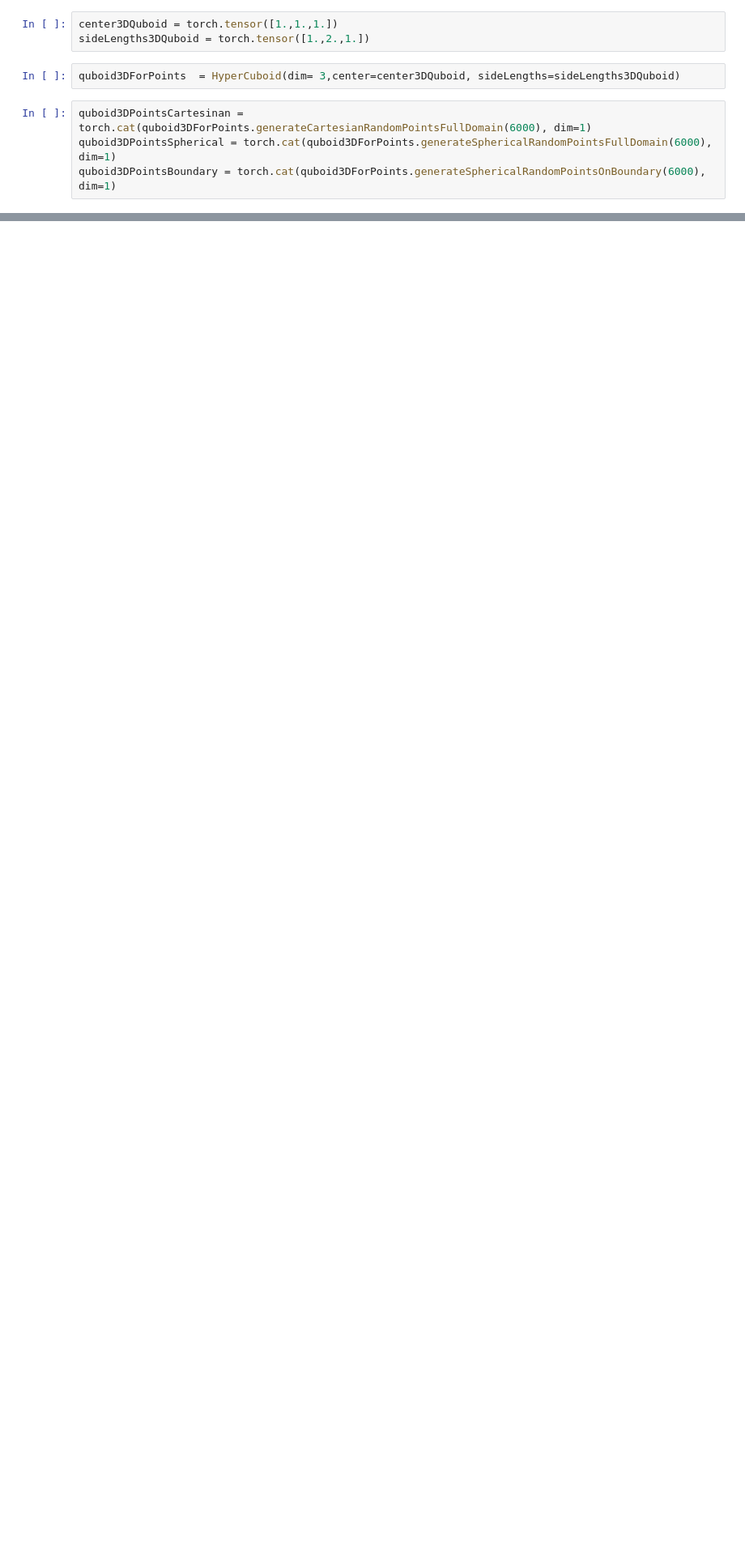
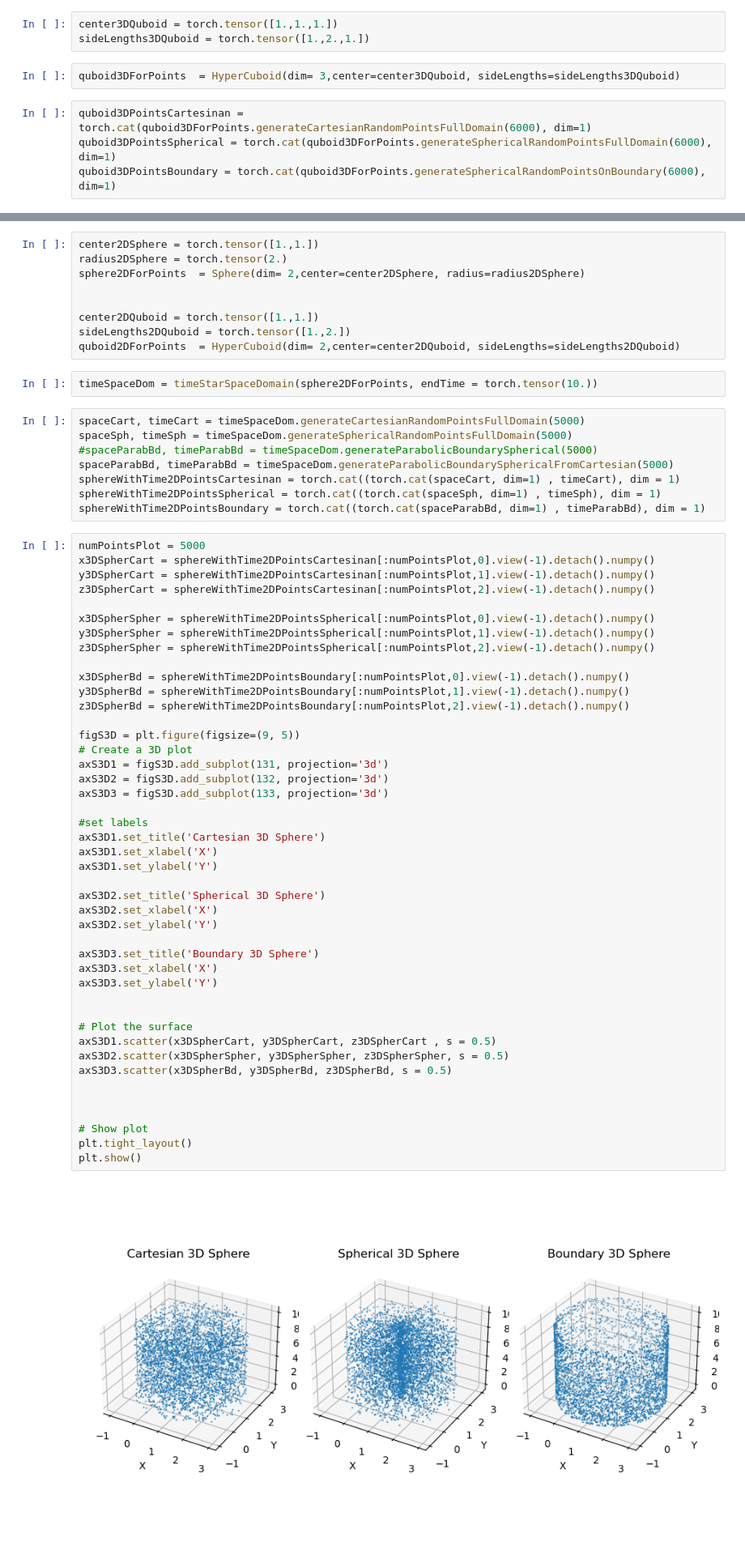
Before and after one commit to SeanDisaro/StarBoundaryNetworks, a Jupyter notebook: src/notebookTests/domainNotebook.ipynb, the cells around one changed output, grey strips where cells are left out. Shown: that part at 81% size. Saved outputs shown, nothing was run; the diff lists cells and outputs as text; blank space fills up the shorter version.

```diff
--- a/src/notebookTests/domainNotebook.ipynb
+++ b/src/notebookTests/domainNotebook.ipynb
@@ -201,0 +205,65 @@ plt.show()
+# %%
+center2DSphere = torch.tensor([1.,1.])
+radius2DSphere = torch.tensor(2.)
+sphere2DForPoints  = Sphere(dim= 2,center=center2DSphere, radius=radius2DSphere)
+
+
+center2DQuboid = torch.tensor([1.,1.])
+sideLengths2DQuboid = torch.tensor([1.,2.])
+quboid2DForPoints  = HyperCuboid(dim= 2,center=center2DQuboid, sideLengths=sideLengths2DQuboid)
+# %%
+timeSpaceDom = timeStarSpaceDomain(sphere2DForPoints, endTime = torch.tensor(10.))
+# %%
+spaceCart, timeCart = timeSpaceDom.generateCartesianRandomPointsFullDomain(5000)
+spaceSph, timeSph = timeSpaceDom.generateSphericalRandomPointsFullDomain(5000)
+#spaceParabBd, timeParabBd = timeSpaceDom.generateParabolicBoundarySpherical(5000)
+spaceParabBd, timeParabBd = timeSpaceDom.generateParabolicBoundarySphericalFromCartesian(5000)
+sphereWithTime2DPointsCartesinan = torch.cat((torch.cat(spaceCart, dim=1) , timeCart), dim = 1)
+sphereWithTime2DPointsSpherical = torch.cat((torch.cat(spaceSph, dim=1) , timeSph), dim = 1)
+sphereWithTime2DPointsBoundary = torch.cat((torch.cat(spaceParabBd, dim=1) , timeParabBd), dim = 1)
+# %%
+numPointsPlot = 5000
+x3DSpherCart = sphereWithTime2DPointsCartesinan[:numPointsPlot,0].view(-1).detach().numpy()
+y3DSpherCart = sphereWithTime2DPointsCartesinan[:numPointsPlot,1].view(-1).detach().numpy()
+z3DSpherCart = sphereWithTime2DPointsCartesinan[:numPointsPlot,2].view(-1).detach().numpy()
+
+x3DSpherSpher = sphereWithTime2DPointsSpherical[:numPointsPlot,0].view(-1).detach().numpy()
+y3DSpherSpher = sphereWithTime2DPointsSpherical[:numPointsPlot,1].view(-1).detach().numpy()
+z3DSpherSpher = sphereWithTime2DPointsSpherical[:numPointsPlot,2].view(-1).detach().numpy()
+
+x3DSpherBd = sphereWithTime2DPointsBoundary[:numPointsPlot,0].view(-1).detach().numpy()
+y3DSpherBd = sphereWithTime2DPointsBoundary[:numPointsPlot,1].view(-1).detach().numpy()
+z3DSpherBd = sphereWithTime2DPointsBoundary[:numPointsPlot,2].view(-1).detach().numpy()
+
+figS3D = plt.figure(figsize=(9, 5))
+# Create a 3D plot
+axS3D1 = figS3D.add_subplot(131, projection='3d')
+axS3D2 = figS3D.add_subplot(132, projection='3d')
+axS3D3 = figS3D.add_subplot(133, projection='3d')
+
+#set labels
+axS3D1.set_title('Cartesian 3D Sphere')
+axS3D1.set_xlabel('X')
+axS3D1.set_ylabel('Y')
+
+axS3D2.set_title('Spherical 3D Sphere')
+axS3D2.set_xlabel('X')
+axS3D2.set_ylabel('Y')
+
+axS3D3.set_title('Boundary 3D Sphere')
+axS3D3.set_xlabel('X')
+axS3D3.set_ylabel('Y')
+
+
+# Plot the surface
+axS3D1.scatter(x3DSpherCart, y3DSpherCart, z3DSpherCart , s = 0.5)
+axS3D2.scatter(x3DSpherSpher, y3DSpherSpher, z3DSpherSpher, s = 0.5)
+axS3D3.scatter(x3DSpherBd, y3DSpherBd, z3DSpherBd, s = 0.5)
+
+
+
+# Show plot
+plt.tight_layout()
+plt.show()
+# %% [output]
+[figure, added]
```
Also changed, not shown: parts of 13 cells of this notebook, 11 other files.
